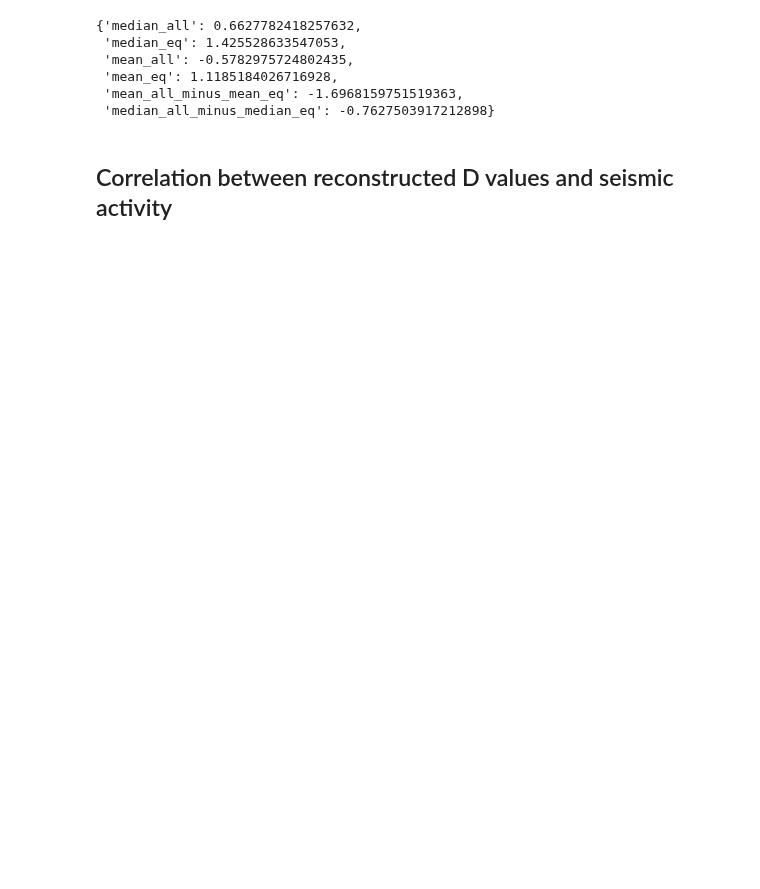
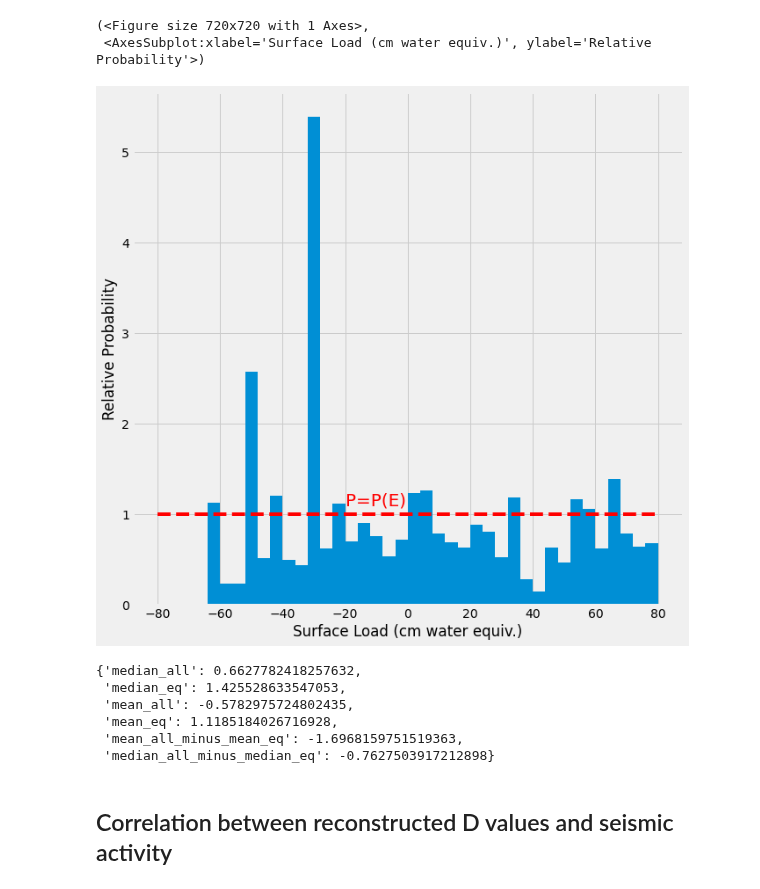
Before and after one commit to epic-research-group/surface-load-quakes, a Jupyter notebook: surface-load-earthquake-relationship.ipynb, the cells around one changed output. Cells and saved outputs as stored; diff of their text form; code cells hidden in the pictures; blank space fills up the shorter version.

```diff
--- a/surface-load-earthquake-relationship.ipynb
+++ b/surface-load-earthquake-relationship.ipynb
@@ -85,3 +81,26 @@ plot_hist(ds['lwe_thickness'].data.flatten(),catalog['dmass'])
+# %%
+def plot_rel_hist(all_time_periods, earthquake_only):
+
+    bins = np.linspace(-80,80,41)
+    LgE = np.histogram(earthquake_only, bins=bins, density = True)[0]
+    L   = np.histogram(all_time_periods,bins=bins, density = True)[0]
+
+    fig,ax = plt.subplots(figsize=(10,10))
+    plt.style.use('fivethirtyeight')
+    wid = np.mean(np.diff(bins))
+    plt.bar(bins[:-1]+wid/2,LgE/L,width=wid)
+
+    plt.plot([-80,80],[1, 1],'--r')
+    plt.text(-20,1.1,'P=P(E)',color='r',fontsize=20)
+    plt.xlabel('Surface Load (cm water equiv.)')
+    plt.ylabel('Relative Probability')
+    return fig,ax
+
+plot_rel_hist(ds['lwe_thickness'].data.flatten(),catalog['dmass'])
+# %% [output]
+(<Figure size 720x720 with 1 Axes>,
+ <AxesSubplot:xlabel='Surface Load (cm water equiv.)', ylabel='Relative Probability'>)
+[figure, added]
 # %%
 calc_stats(np.array(catalog.dmass),np.array(ds['lwe_thickness'].data.flatten()))
 # %% [output]
```
Also changed, not shown: parts of 13 cells of this notebook.
